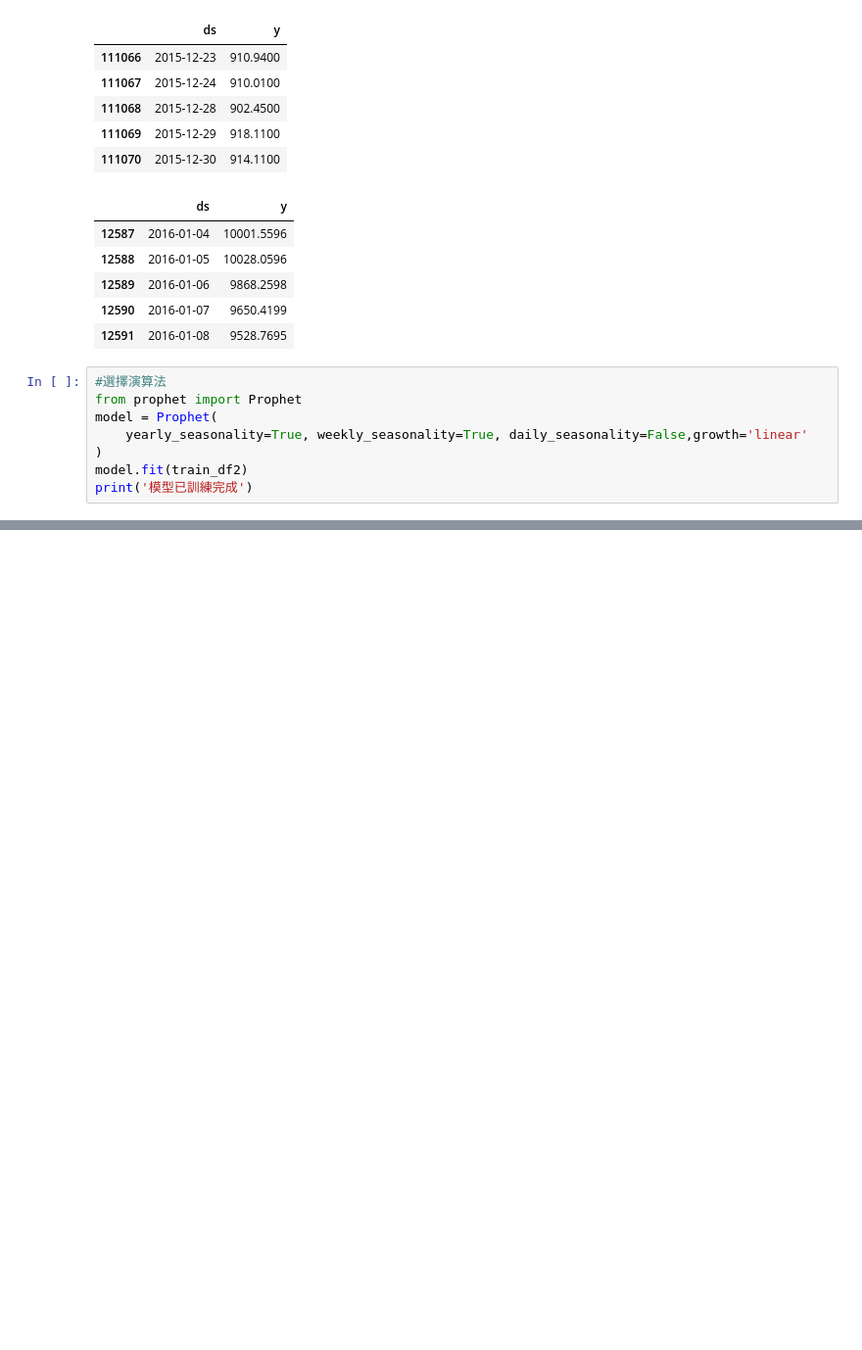
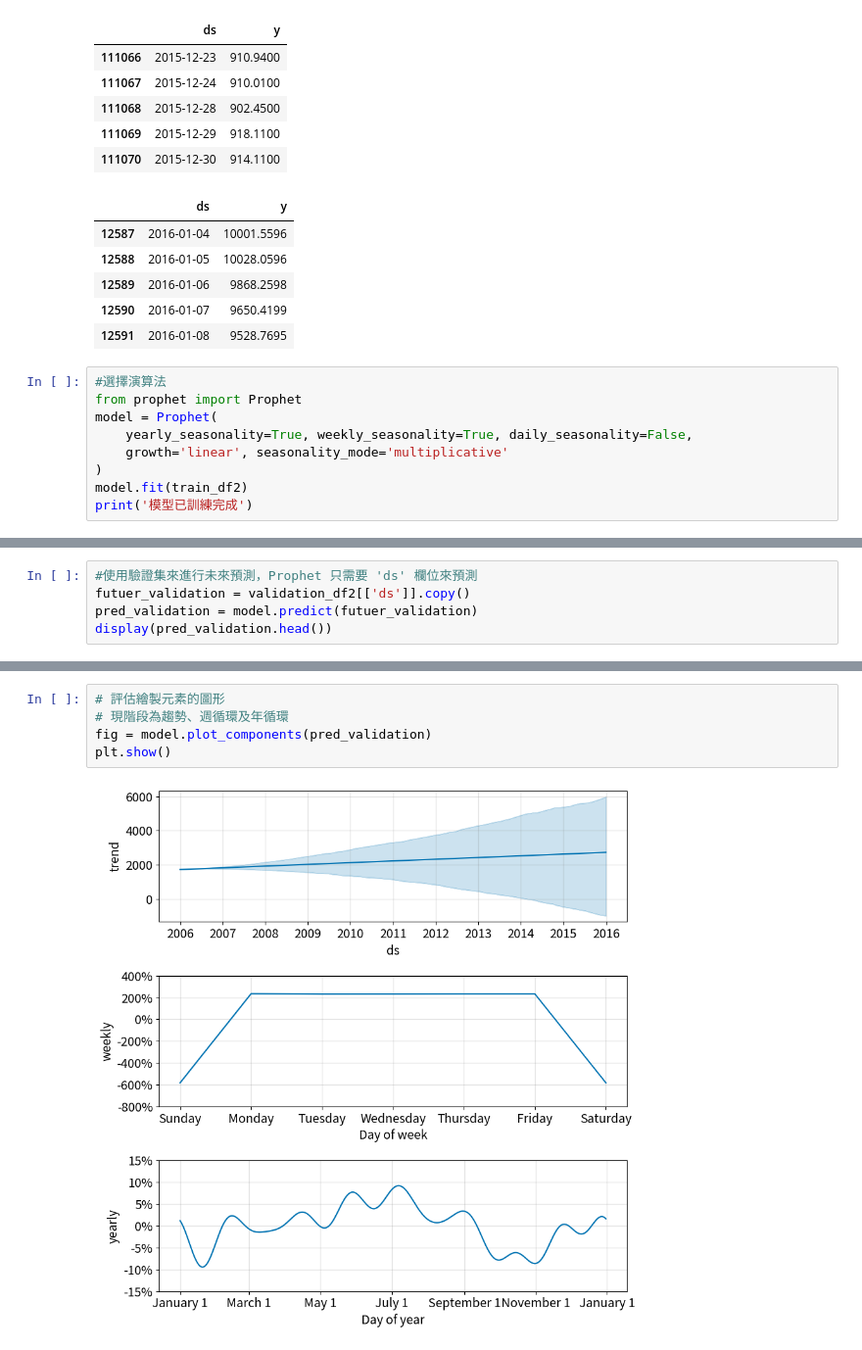
Before and after one commit to GaudiKao/learn-python-by-doing, a Jupyter notebook: Data_Structures&Alogrithms/證券交易所數據_時間序列.ipynb, the cells around one changed output, grey strips where cells are left out. Shown at 98% size. Cells and saved outputs as stored; diff of their text form; blank space fills up the shorter version.

```diff
--- a/Data_Structures&Alogrithms/證券交易所數據_時間序列.ipynb
+++ b/Data_Structures&Alogrithms/證券交易所數據_時間序列.ipynb
@@ -134,7 +125,8 @@ display(test_df2.head())
 #選擇演算法
 from prophet import Prophet
 model = Prophet(
-    yearly_seasonality=True, weekly_seasonality=True, daily_seasonality=False,growth='linear'
+    yearly_seasonality=True, weekly_seasonality=True, daily_seasonality=False,
+    growth='linear', seasonality_mode='multiplicative'
 )
 model.fit(train_df2)
 print('模型已訓練完成')
@@ -140,0 +138,5 @@ print('模型已訓練完成')
+# %%
+#使用驗證集來進行未來預測，Prophet 只需要 'ds' 欄位來預測
+futuer_validation = validation_df2[['ds']].copy()
+pred_validation = model.predict(futuer_validation)
+display(pred_validation.head())
@@ -140,0 +150,7 @@ print('模型已訓練完成')
+# %%
+# 評估繪製元素的圖形
+# 現階段為趨勢、週循環及年循環
+fig = model.plot_components(pred_validation)
+plt.show()
+# %% [output]
+[figure, added]
```
Also changed, not shown: parts of 4 cells of this notebook, 1 other file.
